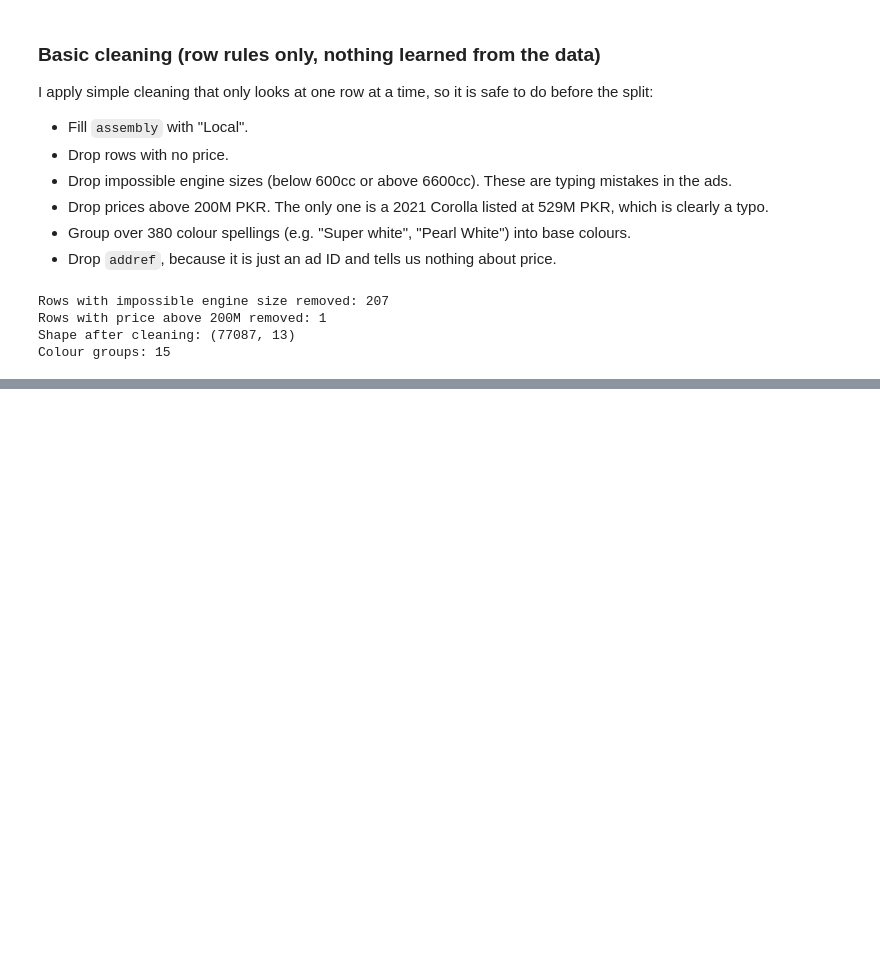
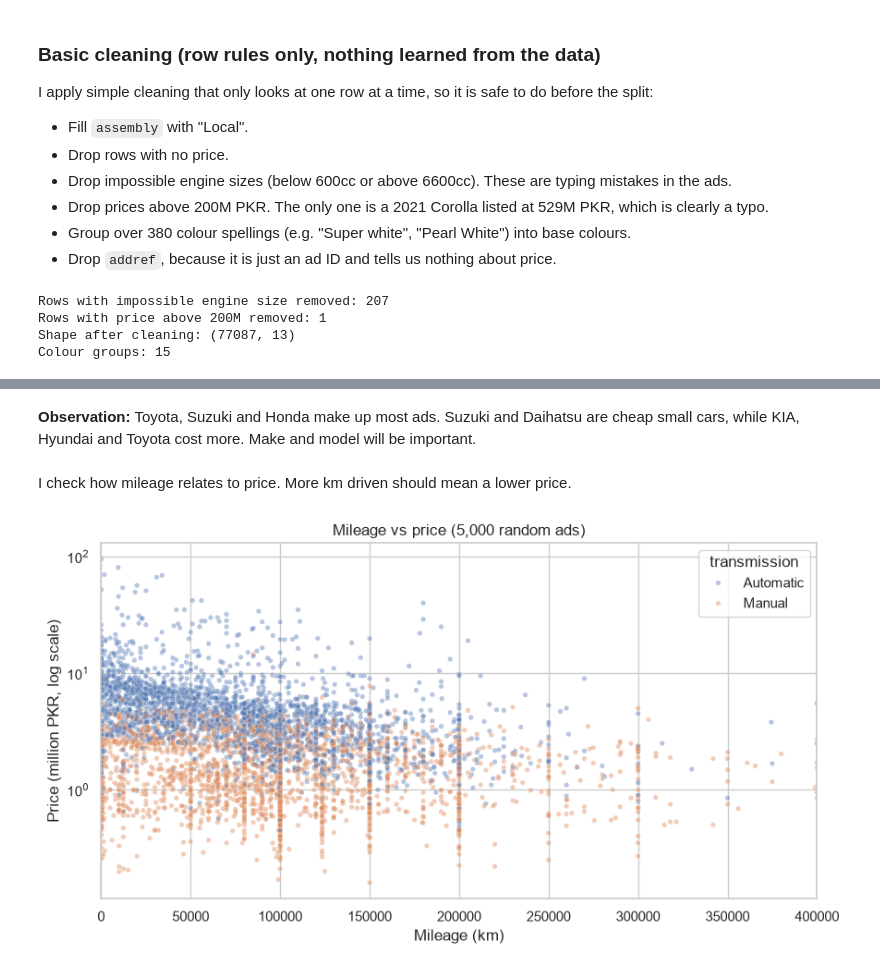
Before and after one commit to saddamkhan11/pakwheels-car-price-prediction, a Jupyter notebook: PakWheels_Price_Prediction.ipynb, the cells around one changed output, grey strips where cells are left out. Saved outputs shown, nothing was run; the diff lists cells and outputs as text; code cells hidden in the pictures; blank space fills up the shorter version.

```diff
--- a/PakWheels_Price_Prediction.ipynb
+++ b/PakWheels_Price_Prediction.ipynb
@@ -192,0 +274,17 @@ Colour groups: 15
+# %% [markdown]
+**Observation:** Toyota, Suzuki and Honda make up most ads. Suzuki and Daihatsu are cheap small cars, while KIA, Hyundai and Toyota cost more. Make and model will be important.
+# %% [markdown]
+I check how mileage relates to price. More km driven should mean a lower price.
+# %%
+sample = data.sample(5000, random_state=42)   # sample so the plot is not overcrowded
+
+plt.figure(figsize=(10, 5))
+sns.scatterplot(data=sample, x='mileage', y=sample['price'] / 1e6, hue='transmission', alpha=0.4, s=15)
+plt.yscale('log')
+plt.xlim(0, 400000)
+plt.title('Mileage vs price (5,000 random ads)')
+plt.xlabel('Mileage (km)')
+plt.ylabel('Price (million PKR, log scale)')
+plt.show()
+# %% [output]
+[figure, added]
```
Also changed, not shown: parts of 15 cells of this notebook.
